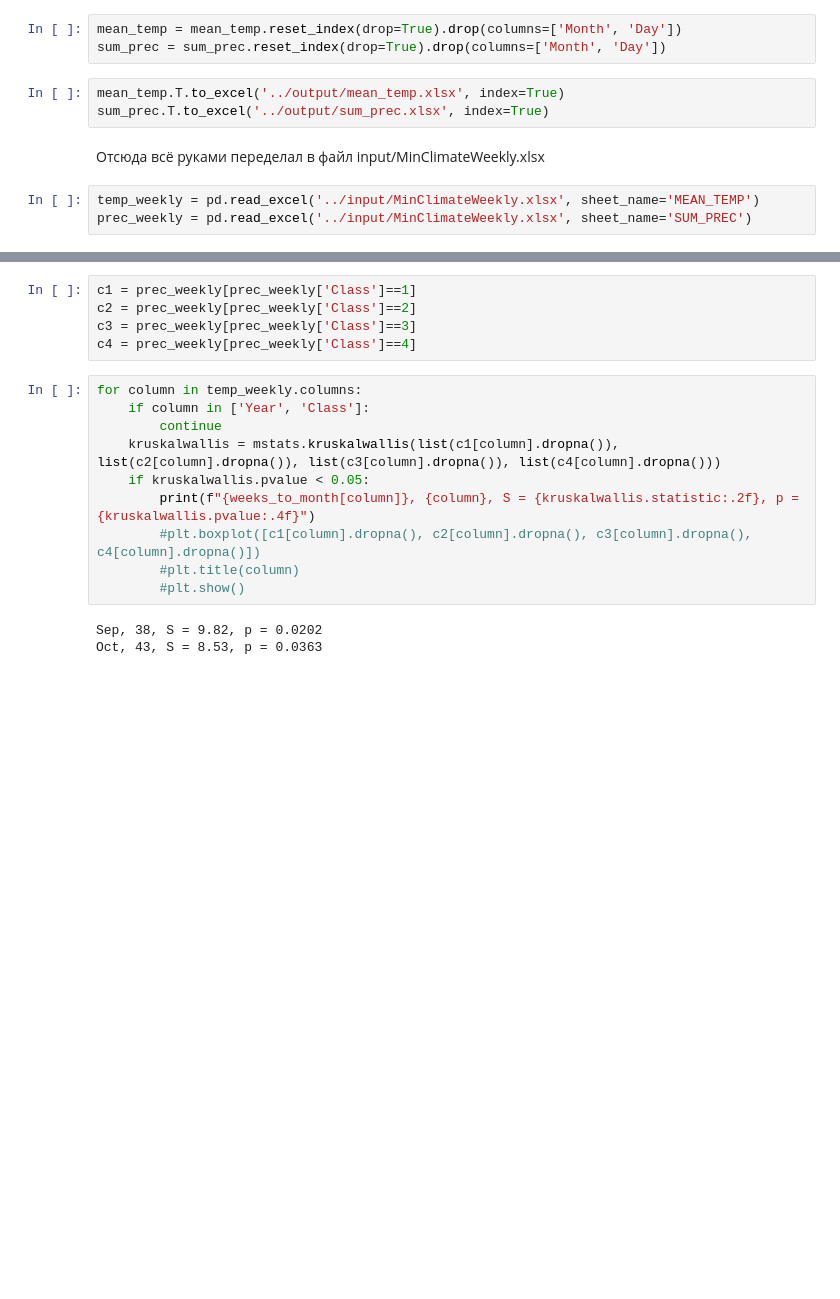
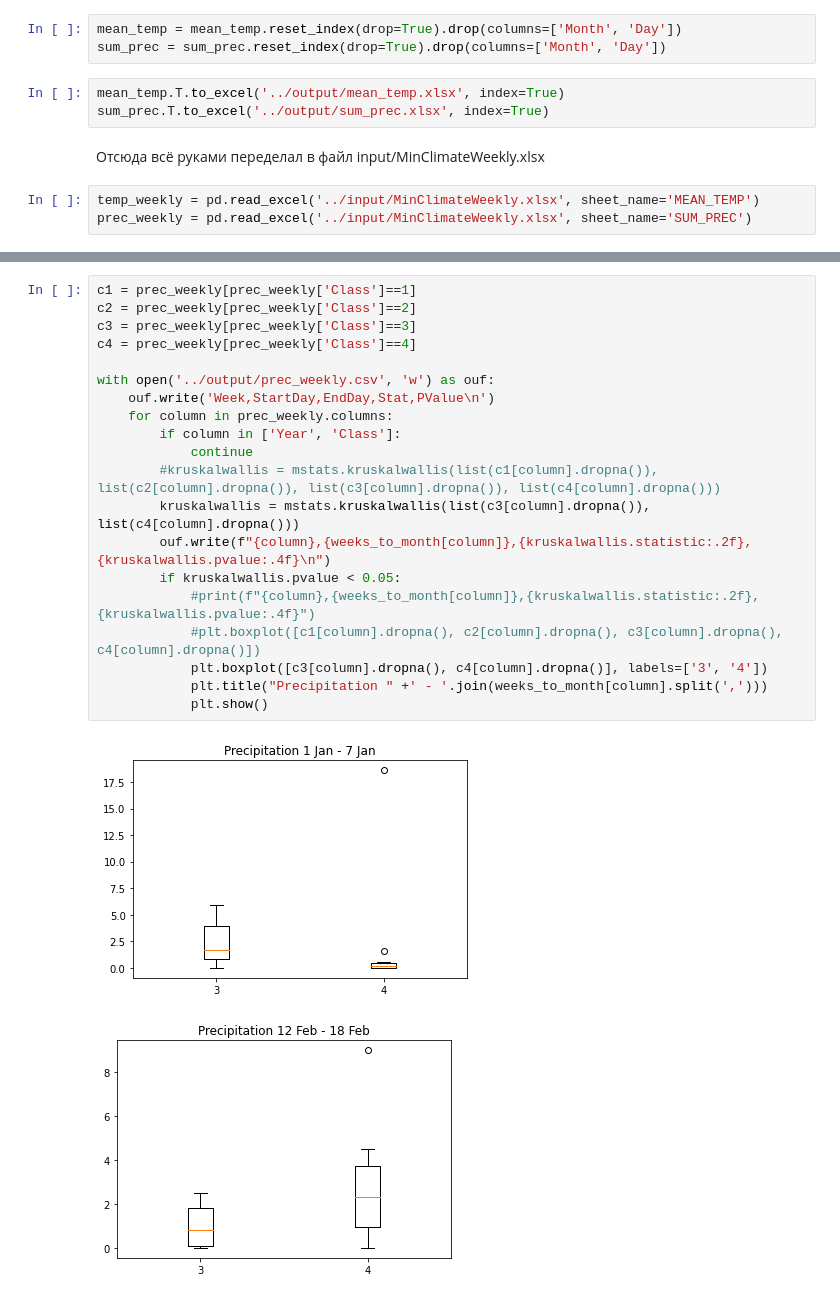
Before and after one commit to mikewellmeansme/TracheidClustering, a Jupyter notebook: notebooks/climate_experiment.ipynb, the cells around one changed output, grey strips where cells are left out. Drawn from its saved outputs; the diff is of its cells as text; blank space fills up the shorter version.

```diff
--- a/notebooks/climate_experiment.ipynb
+++ b/notebooks/climate_experiment.ipynb
@@ -140,18 +157,23 @@ Oct prev, 42 EX, S = 8.13, p = 0.0433
-# %%
-c1 = prec_weekly[prec_weekly['Class']==1]
-c2 = prec_weekly[prec_weekly['Class']==2]
-c3 = prec_weekly[prec_weekly['Class']==3]
-c4 = prec_weekly[prec_weekly['Class']==4]
 # %%
-for column in temp_weekly.columns:
-    if column in ['Year', 'Class']:
-        continue
-    kruskalwallis = mstats.kruskalwallis(list(c1[column].dropna()), list(c2[column].dropna()), list(c3[column].dropna()), list(c4[column].dropna()))
-    if kruskalwallis.pvalue < 0.05:
-        print(f"{weeks_to_month[column]}, {column}, S = {kruskalwallis.statistic:.2f}, p = {kruskalwallis.pvalue:.4f}")
-        #plt.boxplot([c1[column].dropna(), c2[column].dropna(), c3[column].dropna(), c4[column].dropna()])
-        #plt.title(column)
-        #plt.show()
+c1 = prec_weekly[prec_weekly['Class']==1]
+c2 = prec_weekly[prec_weekly['Class']==2]
+c3 = prec_weekly[prec_weekly['Class']==3]
+c4 = prec_weekly[prec_weekly['Class']==4]
+
+with open('../output/prec_weekly.csv', 'w') as ouf:
+    ouf.write('Week,StartDay,EndDay,Stat,PValue\n')
+    for column in prec_weekly.columns:
+        if column in ['Year', 'Class']:
+            continue
+        #kruskalwallis = mstats.kruskalwallis(list(c1[column].dropna()), list(c2[column].dropna()), list(c3[column].dropna()), list(c4[column].dropna()))
+        kruskalwallis = mstats.kruskalwallis(list(c3[column].dropna()), list(c4[column].dropna()))
+        ouf.write(f"{column},{weeks_to_month[column]},{kruskalwallis.statistic:.2f},{kruskalwallis.pvalue:.4f}\n")
+        if kruskalwallis.pvalue < 0.05:
+            #print(f"{column},{weeks_to_month[column]},{kruskalwallis.statistic:.2f},{kruskalwallis.pvalue:.4f}")
+            #plt.boxplot([c1[column].dropna(), c2[column].dropna(), c3[column].dropna(), c4[column].dropna()])
+            plt.boxplot([c3[column].dropna(), c4[column].dropna()], labels=['3', '4'])
+            plt.title("Precipitation " +' - '.join(weeks_to_month[column].split(',')))
+            plt.show()
 # %% [output]
-Sep, 38, S = 9.82, p = 0.0202
-Oct, 43, S = 8.53, p = 0.0363
+[figure, added]
+[figure, added]
```
Also changed, not shown: parts of 6 cells of this notebook.
